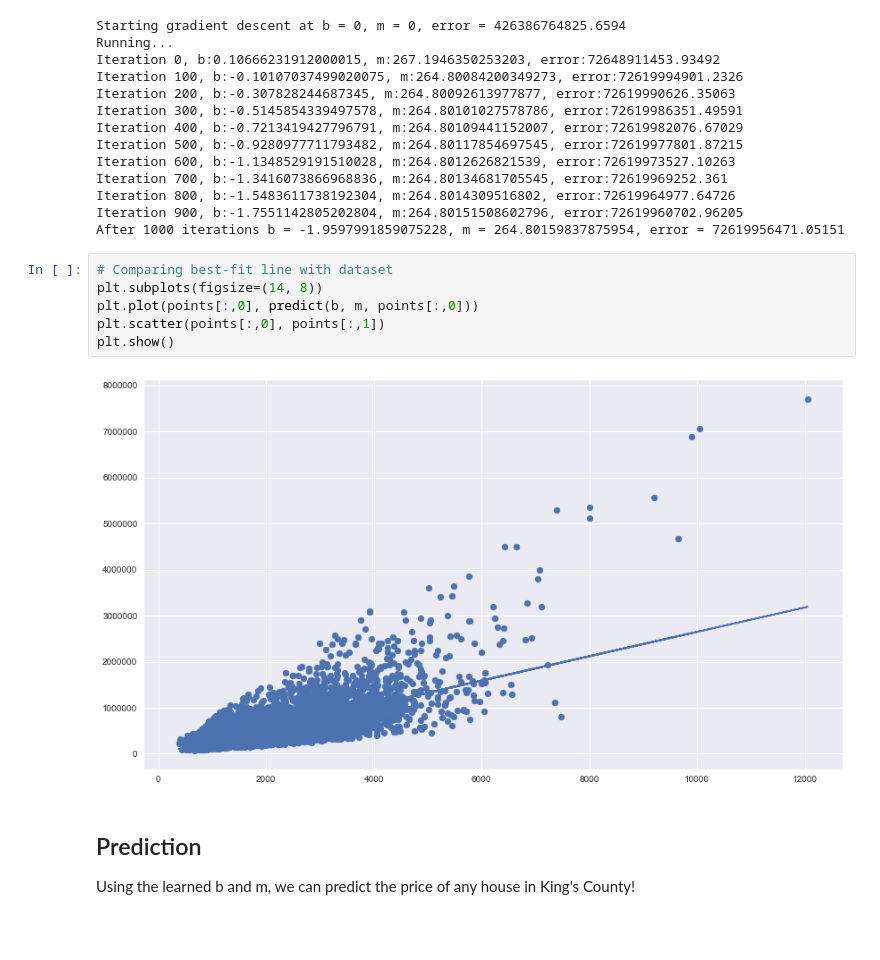
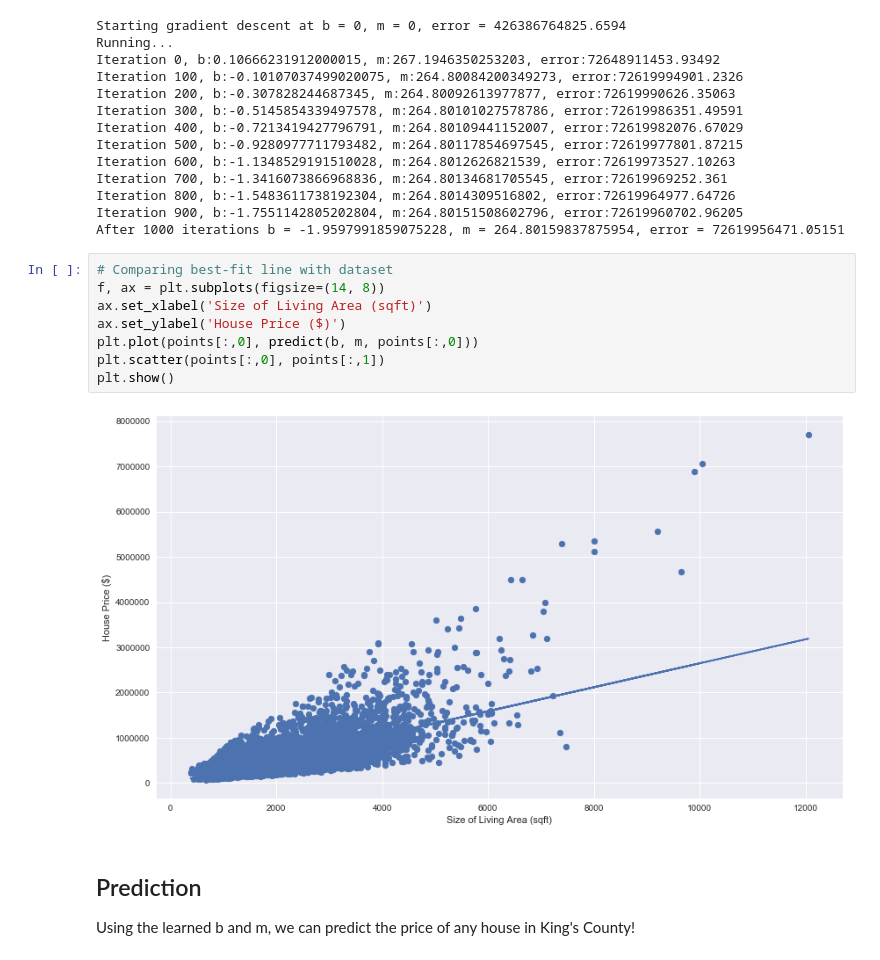
Before and after one commit to jrios6/Math-of-Intelligence, a Jupyter notebook: 1-Gradient_Descent/Gradient_Descent.ipynb, the cells around one changed output. Saved outputs shown, nothing was run; the diff lists cells and outputs as text; blank space fills up the shorter version.

Commit message:
Updated Images

```diff
--- a/1-Gradient_Descent/Gradient_Descent.ipynb
+++ b/1-Gradient_Descent/Gradient_Descent.ipynb
@@ -125,12 +129,14 @@ Iteration 900, b:-1.7551142805202804, m:264.80151508602796, error:72619960702.96
 After 1000 iterations b = -1.9597991859075228, m = 264.80159837875954, error = 72619956471.05151
 # %%
 # Comparing best-fit line with dataset
-plt.subplots(figsize=(14, 8))
+f, ax = plt.subplots(figsize=(14, 8))
+ax.set_xlabel('Size of Living Area (sqft)')
+ax.set_ylabel('House Price ($)')
 plt.plot(points[:,0], predict(b, m, points[:,0]))
 plt.scatter(points[:,0], points[:,1])
 plt.show()
 # %% [output]
-[figure, old version]
+[figure, new version]
 # %% [markdown]
 ## Prediction
 Using the learned b and m, we can predict the price of any house in King's County!
```
Also changed, not shown: parts of 1 cell of this notebook, 3 other files.
